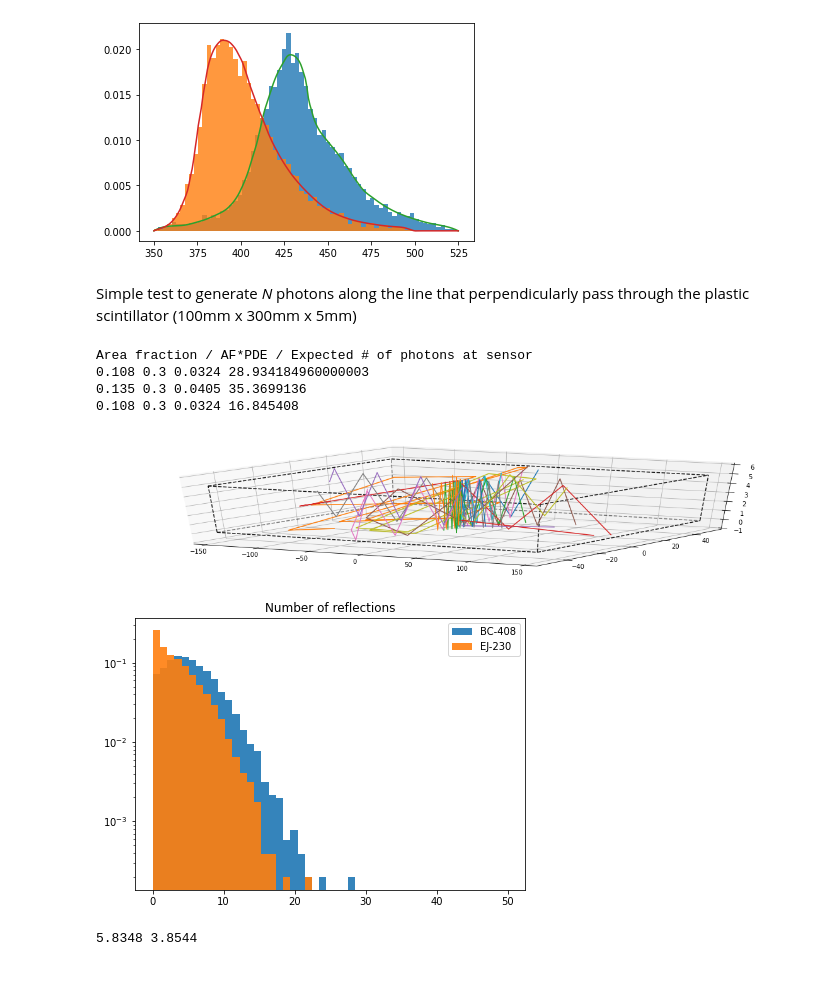
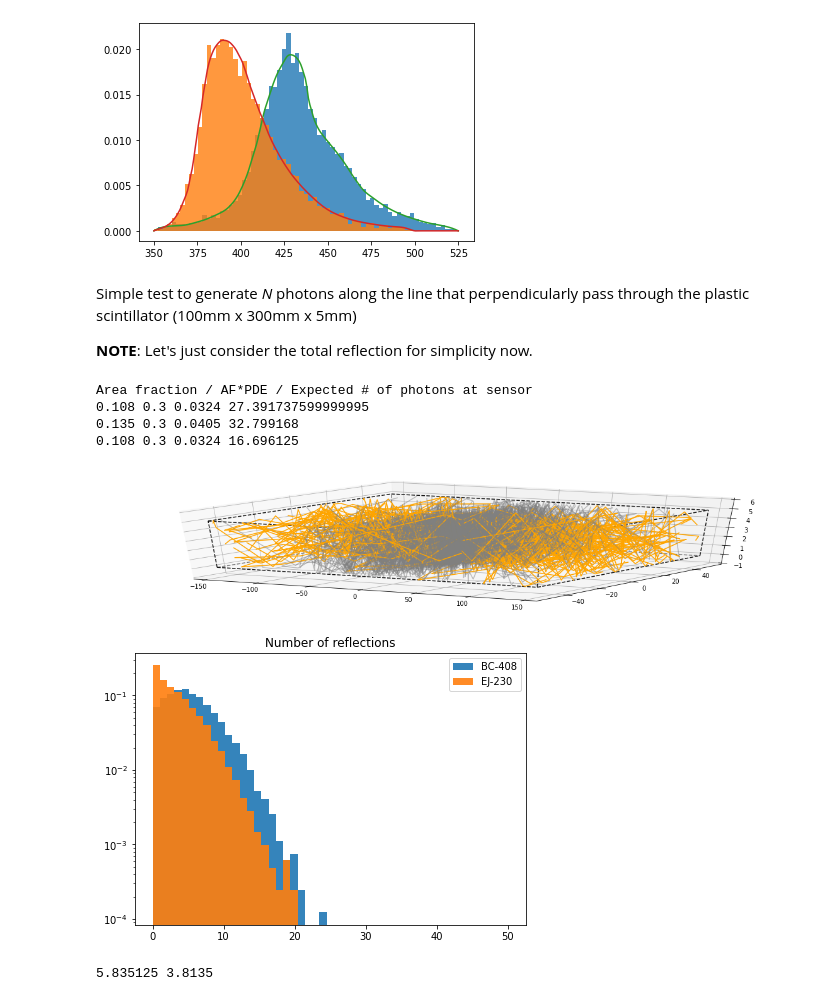
Before and after one commit to yfujii02/work4comet, a Jupyter notebook: SimpleLightPropagationAnalysis.ipynb, the cells around one changed output. Drawn from its saved outputs; the diff is of its cells as text; code cells hidden in the pictures.

```diff
--- a/SimpleLightPropagationAnalysis.ipynb
+++ b/SimpleLightPropagationAnalysis.ipynb
@@ -161,6 +161,9 @@ Efficiency for EJ= 0.27430326969497476
 [figure]
 # %% [markdown]
 Simple test to generate _N_ photons along the line that perpendicularly pass through the plastic scintillator (100mm x 300mm x 5mm)
+
+
+**NOTE**: Let's just consider the total reflection for simplicity now.
 # %%
 
 def reflectlines(ox,oy,oz,dx,dy,dz,delta,totlen,nrefmax,xbound,ybound,zbound):
@@ -236,7 +239,7 @@ def getNumRef(ref):
 
 narriveZ=[0,0,0,0,0,0]
 #nev=nprod
-nev=5000
+nev=8000
 numRefBC=[]
 numRefEJ=[]
 for i in range(nev):
@@ -245,10 +248,15 @@ for i in range(nev):
     nRef=getNumRef(ref)
     numRefBC.append(nRef)
     x,y,z,endz=reflectlines(0,rndy[i],0,px[i],py[i],pz[i],0.1,attLength[0]*10,nRef,[-50,50],[0,5],[-150,150])
-    if(i%200==0):
+    if(i%10==0):
+        color='gray'
+        alpha=0.5
+        if (endz[0]==True or endz[1]==True):
+            color='orange'
+            alpha=1.0
         #ax[0].plot(x,y)
         #ax[1].plot(z,y)
-        ax.plot(z,x,y)
+        ax.plot(z,x,y,color=color,alpha=alpha)
     if endz[0]==True:
         narriveZ[0]=narriveZ[0]+1
     if endz[1]==True:
@@ -269,39 +277,39 @@ for i in range(nev):
     x,y,z,endz=reflectlines(0,rndy[i],0,px[i],py[i],pz[i],0.1,attLength[0]*10,nRef,[-50,50],[0,5],[-150,150])
     if endz[0]==True:
         narriveZ[4]=narriveZ[4]+1
     if endz[1]==True:
         narriveZ[5]=narriveZ[5]+1
 
 
 #print(narriveZ[0],narriveZ[1])
 
 nsensors=6 ### Yet an arbitrary number..
 pde=0.3
 areaFrac=3*3*nsensors/(100*5)
 print('Area fraction / AF*PDE / Expected # of photons at sensor')
 print(areaFrac,pde,areaFrac*pde,areaFrac*pde*(narriveZ[0]/nev)*dE2L[0])
 areaFrac=3*3*nsensors/(80*5) # for smaller width counter
 print(areaFrac,pde,areaFrac*pde,areaFrac*pde*(narriveZ[2]/nev)*dE2L[0])
 ## EJ-230
 areaFrac=3*3*nsensors/(100*5)
 print(areaFrac,pde,areaFrac*pde,areaFrac*pde*(narriveZ[4]/nev)*dE2L[1])
 
 fig = plt.figure(figsize=(7,5))
 xbin=np.linspace(0,50,50)
 plt.title('Number of reflections')
 plt.hist(numRefBC,bins=xbin,density=True,alpha=0.9,label='BC-408')
 plt.hist(numRefEJ,bins=xbin,density=True,alpha=0.9,label='EJ-230')
 plt.legend(loc='upper right')
 plt.yscale('Log')
 plt.show()
 # %% [output]
 Area fraction / AF*PDE / Expected # of photons at sensor
-0.108 0.3 0.0324 28.934184960000003
-0.135 0.3 0.0405 35.3699136
-0.108 0.3 0.0324 16.845408
+0.108 0.3 0.0324 27.391737599999995
+0.135 0.3 0.0405 32.799168
+0.108 0.3 0.0324 16.696125
-[figure, old version]
+[figure, new version]
-[figure, old version]
+[figure, new version]
 # %%
 print(np.array(numRefBC).mean(),np.array(numRefEJ).mean())
 # %% [output]
-5.8348 3.8544
+5.835125 3.8135
```
